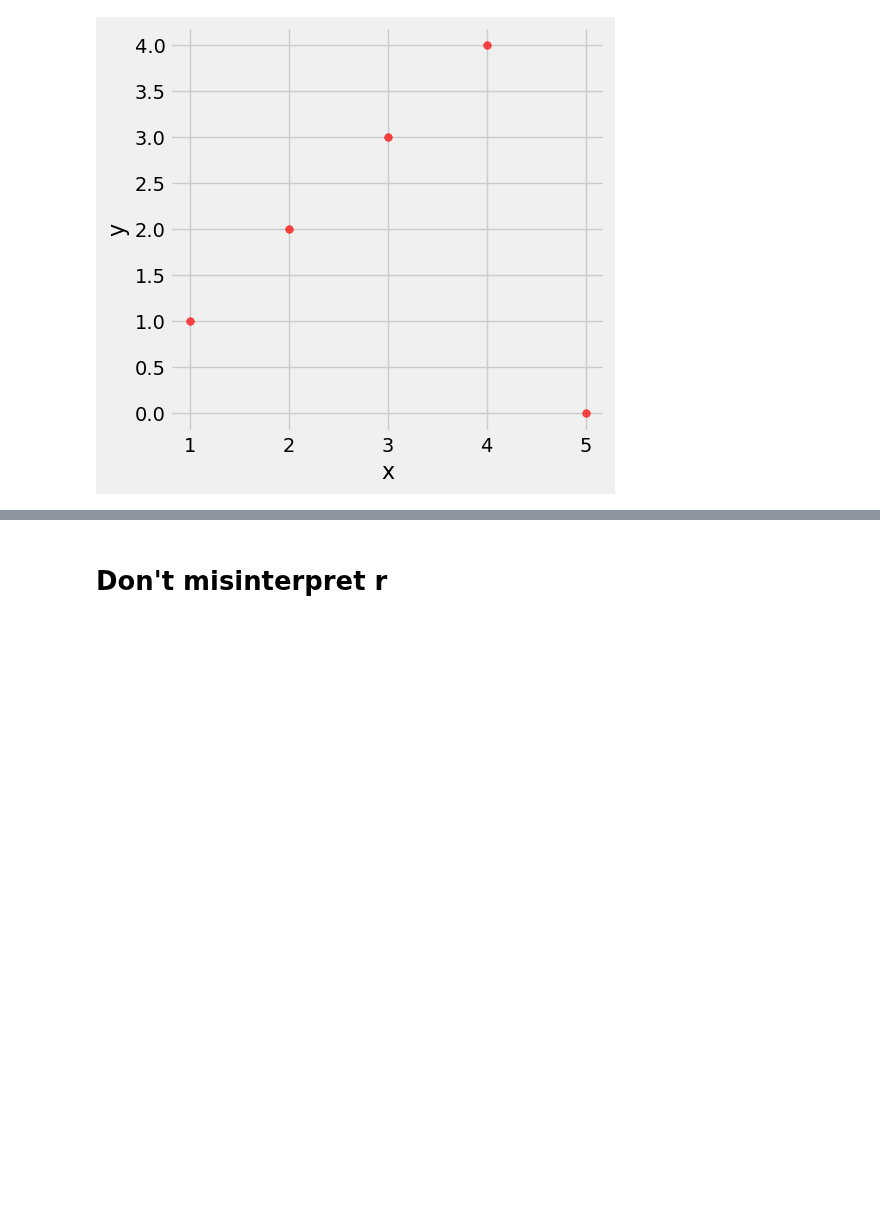
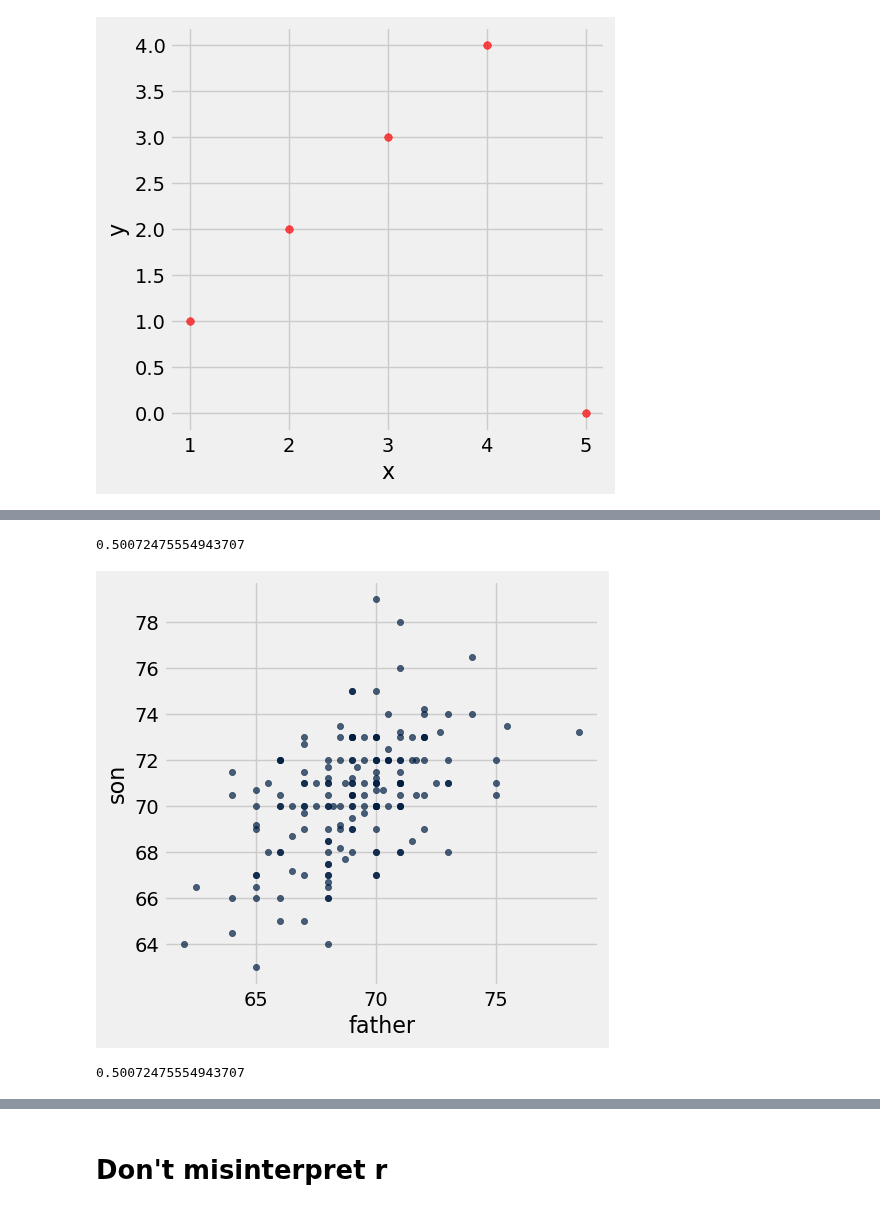
Before and after one commit to lawtonsclass/f24-code-from-class, a Jupyter notebook: data8-practice/ch15.ipynb, the cells around one changed output, grey strips where cells are left out. Cells and saved outputs as stored; diff of their text form; code cells hidden in the pictures; blank space fills up the shorter version.

```diff
--- a/data8-practice/ch15.ipynb
+++ b/data8-practice/ch15.ipynb
@@ -236,0 +239,3 @@ correlation(outlier, 'x', 'y')
+# %%
+sons_heights = Table.read_table('data/sons_heights.csv')
+sons_heights
@@ -236,0 +255,15 @@ correlation(outlier, 'x', 'y')
+# %%
+correlation(sons_heights, 'father', 'son')
+# %% [output]
+0.50072475554943707
+# %%
+sons_heights.scatter('father', 'son')
+# %% [output]
+[figure, added]
+# %%
+father_su = standard_units(sons_heights.column('father'))
+son_heights = sons_heights.column('son')
+son_su = (son_heights - np.mean(son_heights)) / np.std(son_heights)
+np.mean(father_su * son_su)
+# %% [output]
+0.50072475554943707
```
Also changed, not shown: parts of 27 cells of this notebook.
